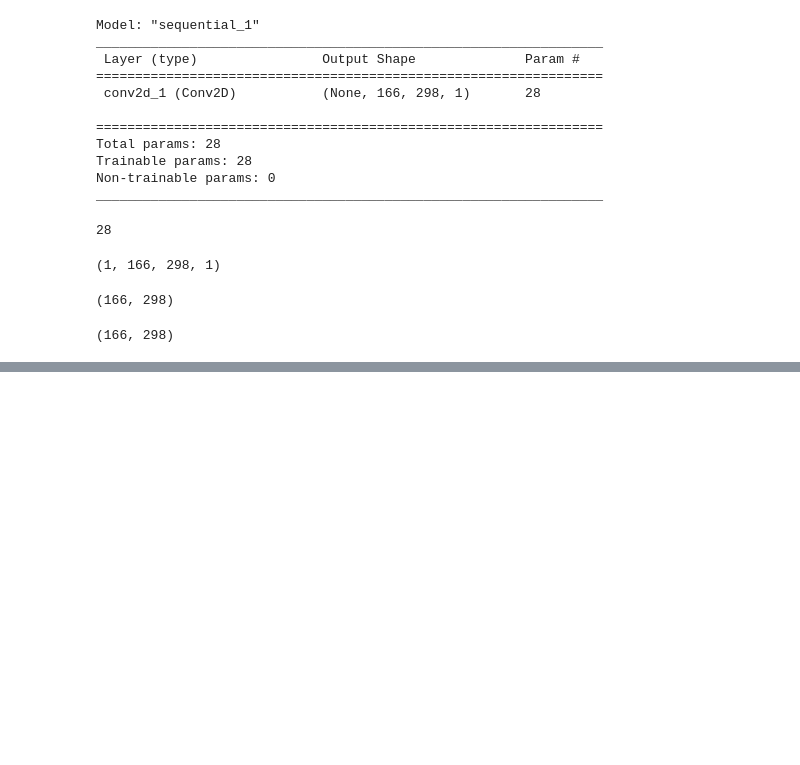
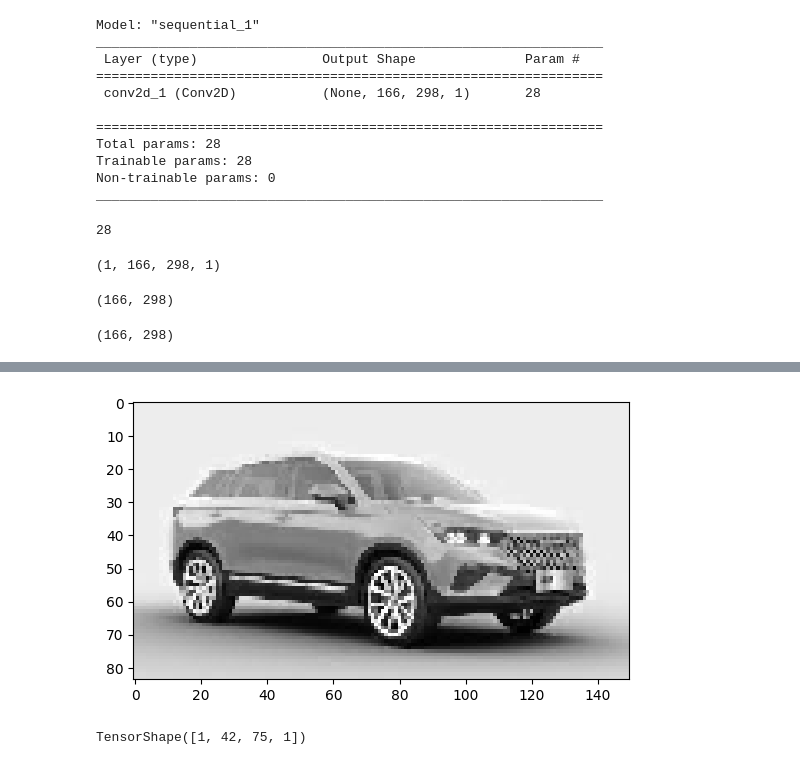
Before and after one commit to FazlullahBokhari/CNN, a Jupyter notebook: Conv and Pooling.ipynb, the cells around one changed output, grey strips where cells are left out. Saved outputs shown, nothing was run; the diff lists cells and outputs as text; code cells hidden in the pictures; blank space fills up the shorter version.

```diff
--- a/Conv and Pooling.ipynb
+++ b/Conv and Pooling.ipynb
@@ -299,0 +328,10 @@ WARNING:tensorflow:5 out of the last 5 calls to <function Model.make_predict_fun
+# %%
+def max_pooling(img, pool_size=(2,2), strides=(2,2)):
+    reshaped_img = reshape_in(img)
+    pooling_layer = tf.keras.layers.MaxPool2D(pool_size=pool_size,
+                                             strides=strides)
+    result = pooling_layer(reshaped_img)
+    return result
+# %%
+img = read_img(img_path)
+print(img.shape)
@@ -299,0 +341,3 @@ WARNING:tensorflow:5 out of the last 5 calls to <function Model.make_predict_fun
+# %%
+result = max_pooling(img)
+print(result.shape)
@@ -299,0 +354,9 @@ WARNING:tensorflow:5 out of the last 5 calls to <function Model.make_predict_fun
+# %%
+def plot_pooling(result):
+    _, row, col, _ = result.shape
+    reshape_img = tf.reshape(result, (row, col))
+    plt.imshow(reshape_img, cmap="gray")
+# %%
+plot_pooling(result)
+# %% [output]
+[figure, added]
@@ -299,0 +366,5 @@ WARNING:tensorflow:5 out of the last 5 calls to <function Model.make_predict_fun
+# %%
+result = max_pooling(reshape.numpy())
+result.shape
+# %% [output]
+TensorShape([1, 42, 75, 1])
```
Also changed, not shown: parts of 12 cells of this notebook, 1 other file.
